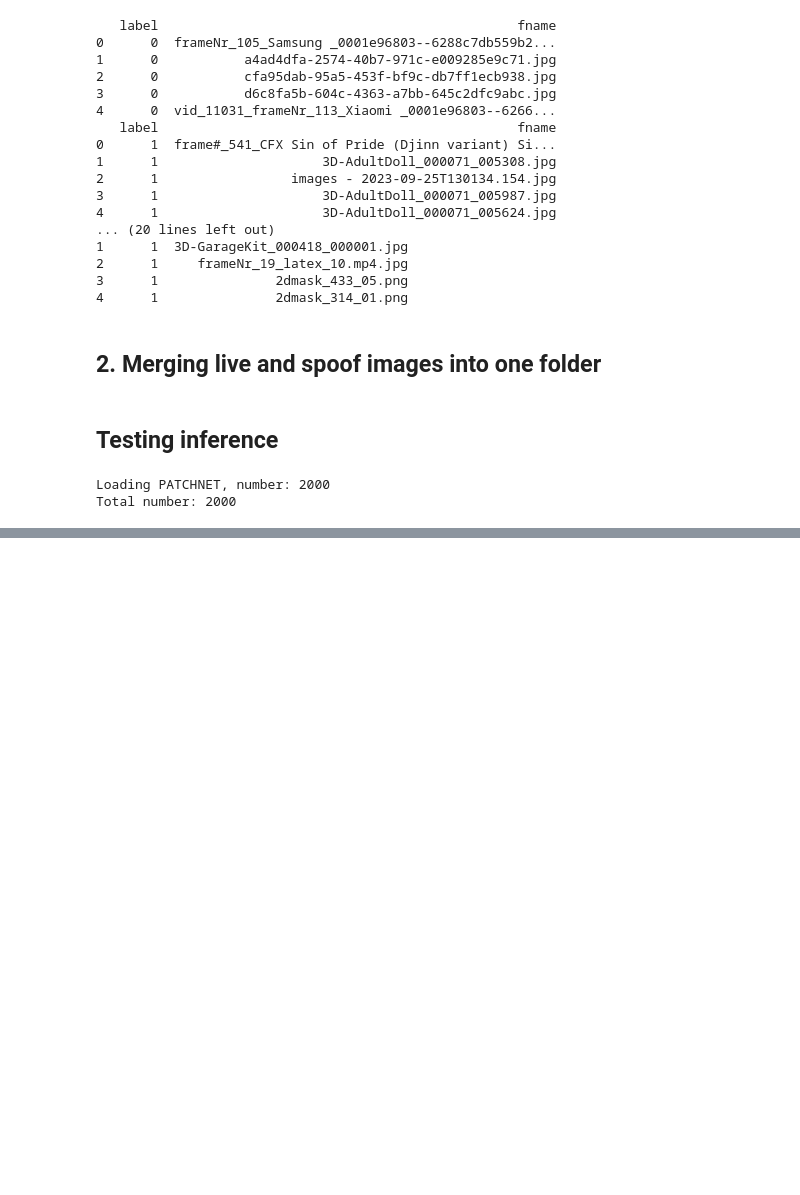
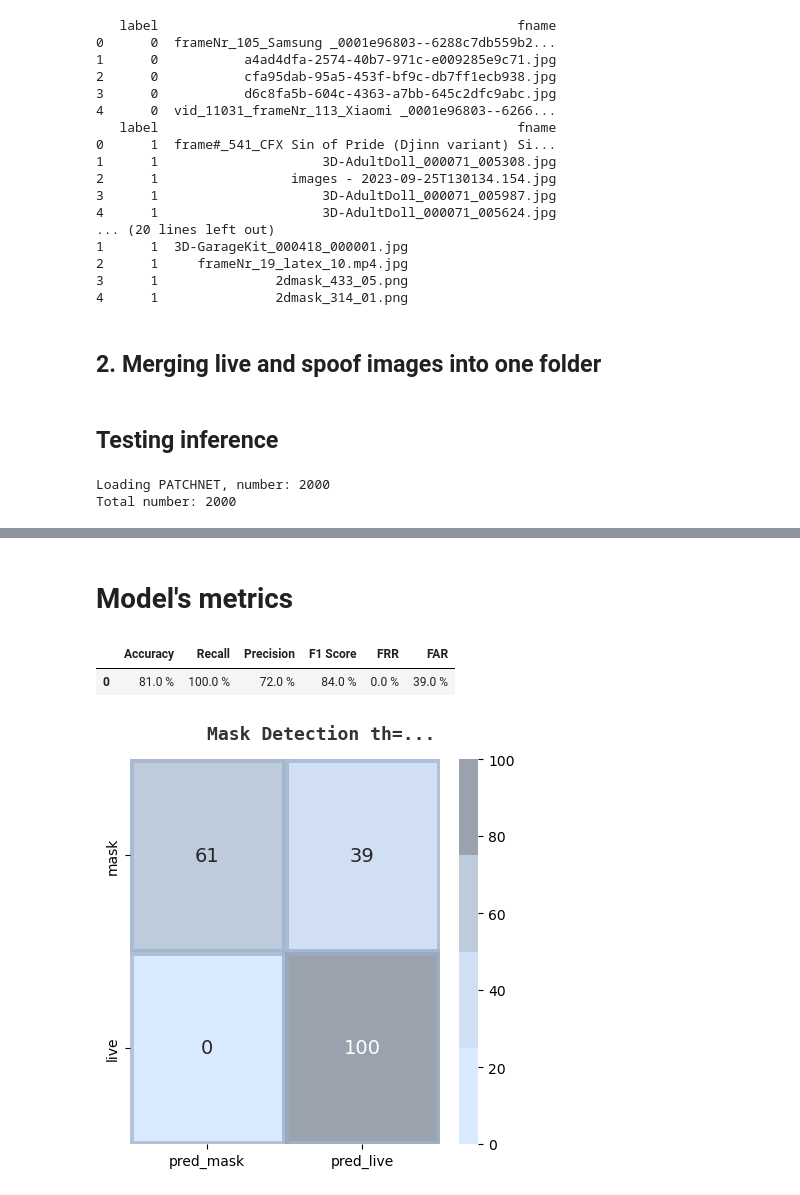
Before and after one commit to biometrickz/SSAN, a Jupyter notebook: Untitled.ipynb, the cells around one changed output, grey strips where cells are left out. Saved outputs shown, nothing was run; the diff lists cells and outputs as text; code cells hidden in the pictures; blank space fills up the shorter version.

Commit message:
Fixed label reading, added dynamical dataset size

```diff
--- a/Untitled.ipynb
+++ b/Untitled.ipynb
@@ -152,0 +208,2 @@ Original Traceback (most recent call last):
+# %% [markdown]
+# Model's metrics
@@ -152,0 +262,47 @@ Original Traceback (most recent call last):
+# %%
+map_score_val_filename = '/home/user/ml_projects/Yeldar/SSAN/results/PatchNet/score/epoch_8/PATCHNET_score.txt'
+with open(map_score_val_filename, 'r') as file:
+    lines = file.readlines()
+val_scores = []
+val_labels = []
+data = []
+count = 0.0
+for line in lines:
+    # try:
+    count += 1
+    tokens = line.split()
+    score = float(tokens[0])
+    label = float(tokens[1])  # int(tokens[1])
+    val_scores.append(score)
+    val_labels.append(label)
+# %%
+y_true = np.array(val_labels)
+y_true = y_true.astype(int)
+y_pred = np.array(val_scores)
+best_threshold = 0.001
+y_pred = [1 if score>best_threshold else 0 for score in y_pred]
+# 1 = live
+#0=mask
+
+metrics = overall_result(y_true, y_pred)
+metrics
+# %% [output]
+|  | Accuracy | Recall | Precision | F1 Score | FRR | FAR |
+| 0 | 81.0 % | 100.0 % | 72.0 % | 84.0 % | 0.0 % | 39.0 % |
+# %%
+colors_dark = ["#1F1F1F", "#313131", '#636363', '#AEAEAE', '#DADADA']
+colors_red = ["#331313", "#582626", '#9E1717', '#D35151', '#E9B4B4']
+colors_green = ['#01411C','#4B6F44','#4F7942','#74C365','#D0F0C0']
+colors_lightsteelblue = ['#CAE1FF', '#BCD2EE', '#A2B5CD', '#6E7B8B']
+
+fig,ax=plt.subplots(1,1,figsize=(5,5))
+sns.heatmap(confusion_matrix(y_true,y_pred),ax=ax,xticklabels=['pred_mask', 'pred_live'],
+            yticklabels=['mask', 'live'],
+            annot=True,fmt='g',annot_kws={"size": 14},
+           cmap=colors_lightsteelblue[::1],alpha=0.7,linewidths=5,linecolor=colors_lightsteelblue[2])
+fig.text(s='Mask Detection th=...',size=13,fontweight='bold',
+             fontname='monospace',color='black',y=0.92,x=0.28,alpha=0.8)
+sns.set(font_scale=1.1)
+plt.show()
+# %% [output]
+[figure, added]
```
Also changed, not shown: parts of 6 cells of this notebook, 5 other files.
